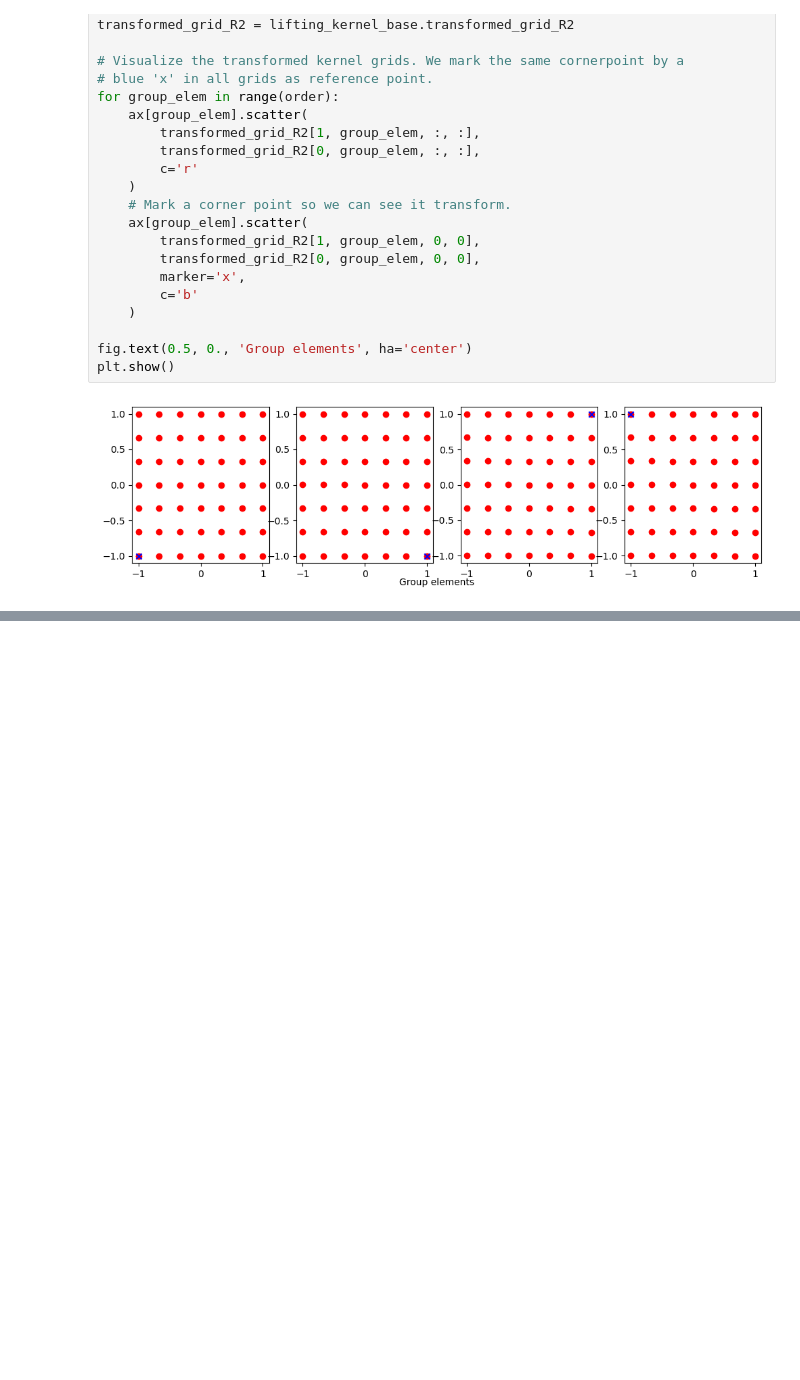
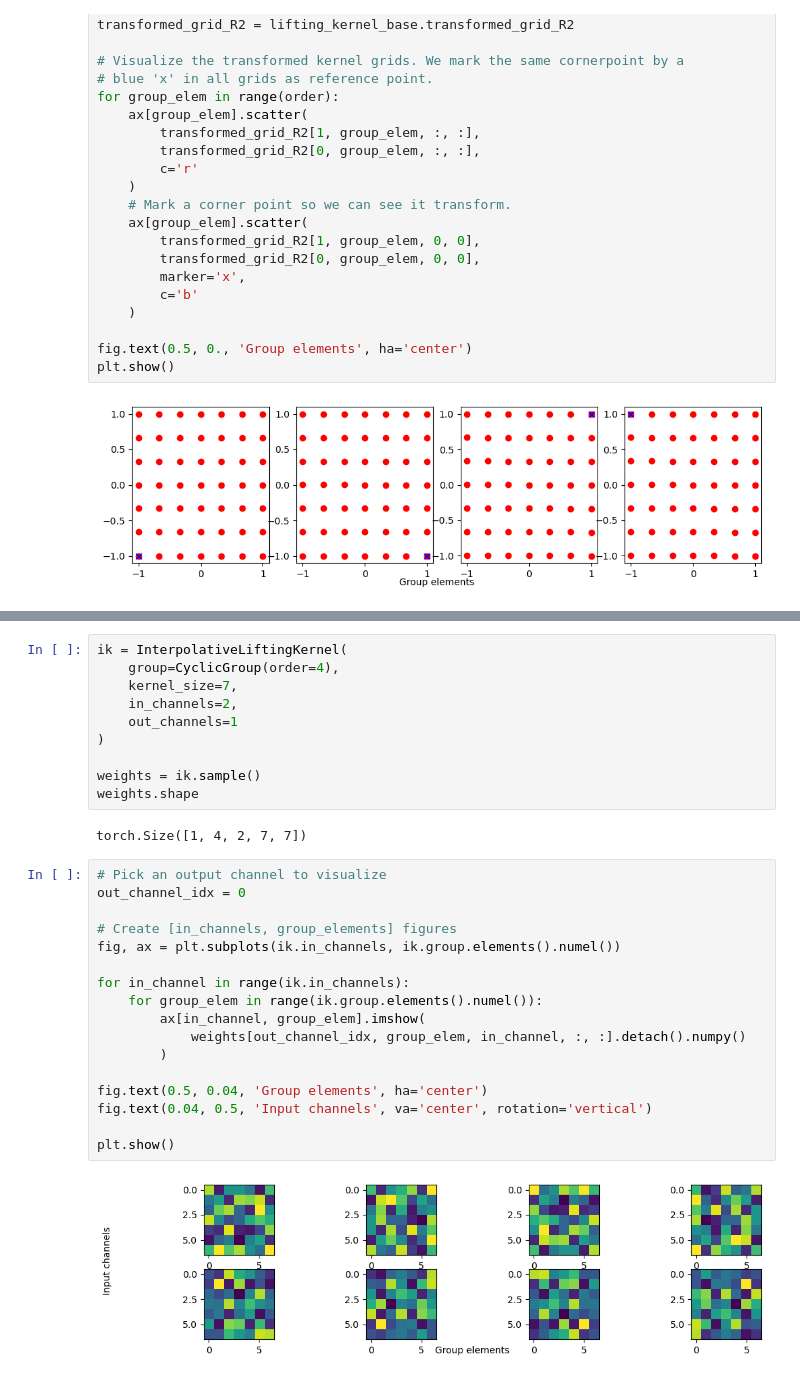
Before and after one commit to Vozikis/UvA-Deep-Learning-2--Tutorials, a Jupyter notebook: Tutorial 1.ipynb, the cells around one changed output, grey strips where cells are left out. Cells and saved outputs as stored; diff of their text form; blank space fills up the shorter version.

Commit message:
lifting kernel and visualization

```diff
--- a/Tutorial 1.ipynb
+++ b/Tutorial 1.ipynb
@@ -453,0 +513,31 @@ plt.show()
+# %%
+ik = InterpolativeLiftingKernel(
+    group=CyclicGroup(order=4),
+    kernel_size=7,
+    in_channels=2,
+    out_channels=1
+)
+
+weights = ik.sample()
+weights.shape
+# %% [output]
+torch.Size([1, 4, 2, 7, 7])
+# %%
+# Pick an output channel to visualize
+out_channel_idx = 0
+
+# Create [in_channels, group_elements] figures
+fig, ax = plt.subplots(ik.in_channels, ik.group.elements().numel())
+
+for in_channel in range(ik.in_channels):
+    for group_elem in range(ik.group.elements().numel()):
+        ax[in_channel, group_elem].imshow(
+            weights[out_channel_idx, group_elem, in_channel, :, :].detach().numpy()
+        )
+
+fig.text(0.5, 0.04, 'Group elements', ha='center')
+fig.text(0.04, 0.5, 'Input channels', va='center', rotation='vertical')
+
+plt.show()
+# %% [output]
+[figure, added]
```
Also changed, not shown: parts of 1 cell of this notebook.
